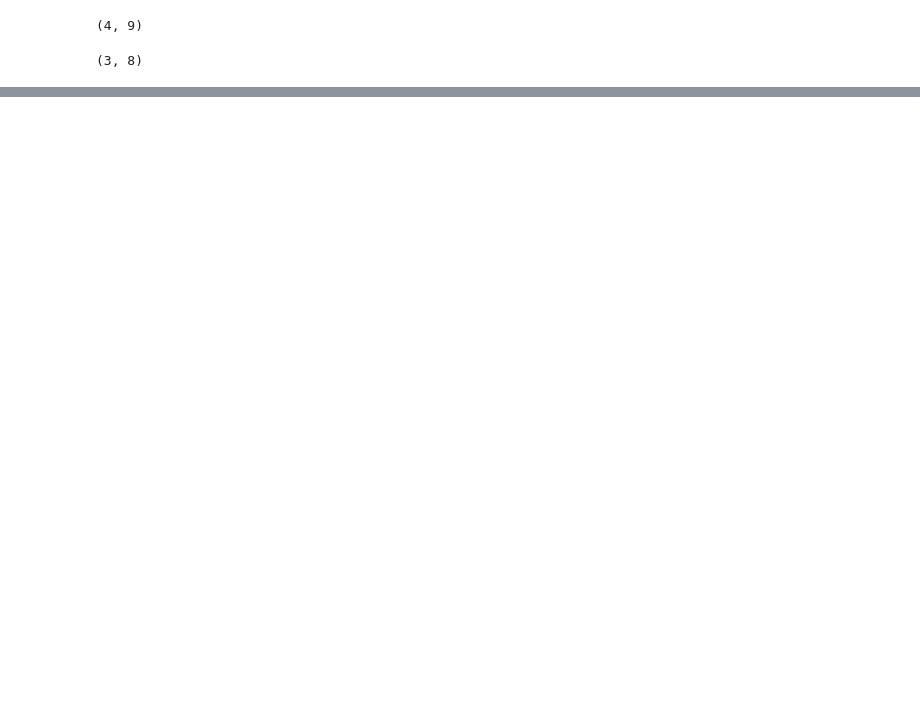
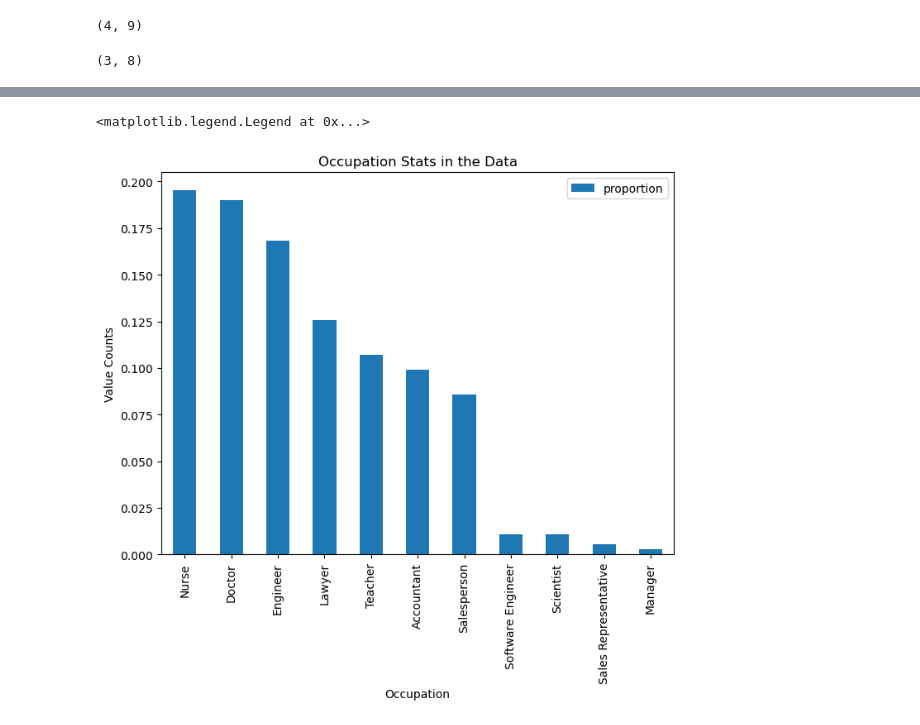
Before and after one commit to Hemanthsravan/Sleep-Quality-and-Stress-Level-Prediction-App, a Jupyter notebook: SleepHealthPrediction.ipynb, the cells around one changed output, grey strips where cells are left out. Saved outputs shown, nothing was run; the diff lists cells and outputs as text; code cells hidden in the pictures; blank space fills up the shorter version.

```diff
--- a/SleepHealthPrediction.ipynb
+++ b/SleepHealthPrediction.ipynb
@@ -123,0 +147,10 @@ df[col].min(), df[col].max()
+# %%
+df['Occupation'].value_counts(normalize=True).sort_values(ascending=False).plot(kind = 'bar',
+                                                                                   title = "Occupation Stats in the Data",
+                                                                                   figsize = (8,6))
+plt.xlabel("Occupation")
+plt.ylabel("Value Counts")
+plt.legend(loc= "best")
+# %% [output]
+<matplotlib.legend.Legend at 0x...>
+[figure, added]
```
Also changed, not shown: parts of 10 cells of this notebook, 1 other file.
